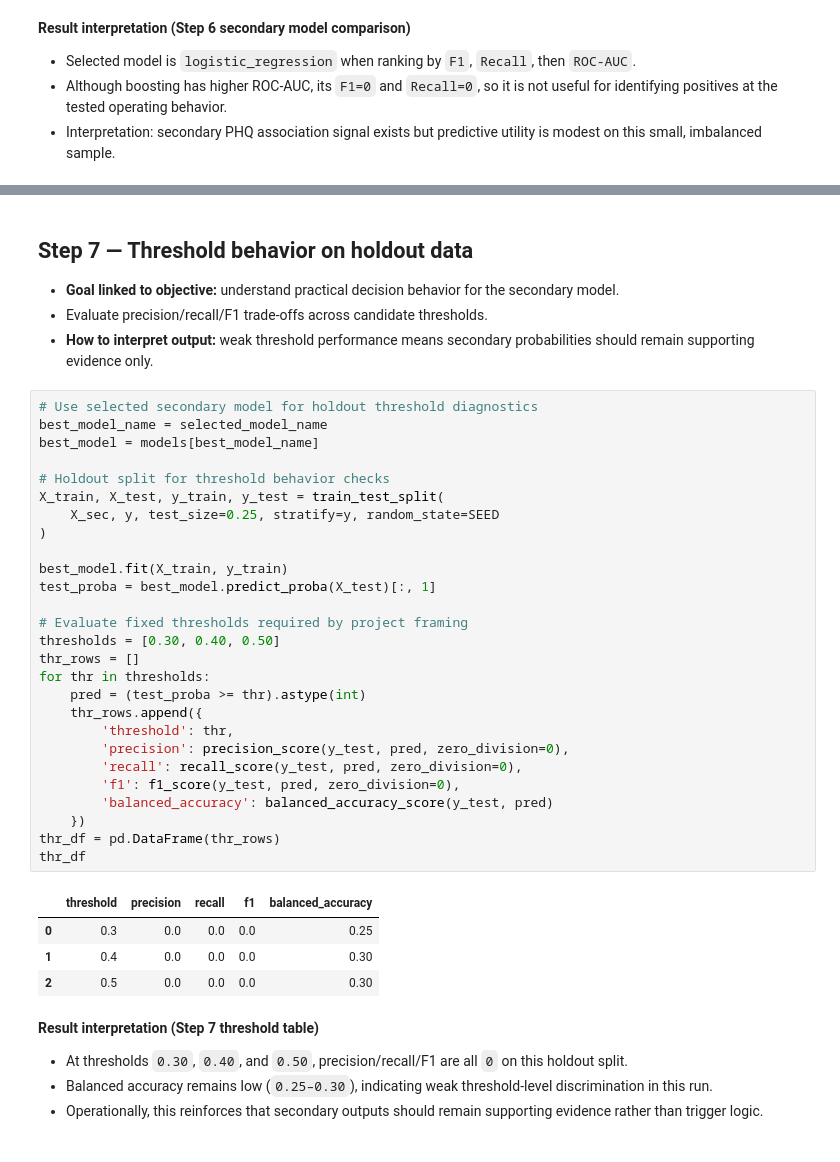
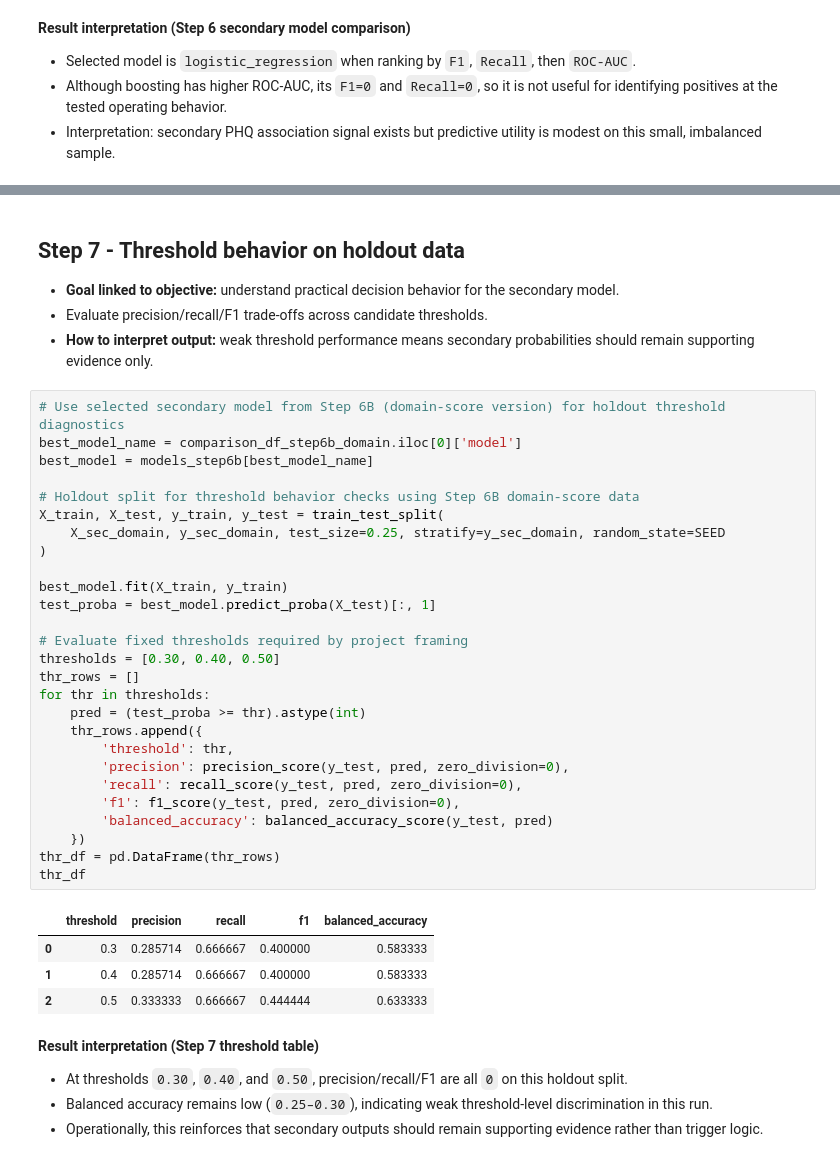
Before and after one commit to beckhamtoh/DSA4262-Addictive-and-Depressive-Phone-Usage, a Jupyter notebook: notebooks/behavioural_risk_phq9_validation.ipynb, the cells around one changed output, grey strips where cells are left out. Drawn from its saved outputs; the diff is of its cells as text.

```diff
--- a/notebooks/behavioural_risk_phq9_validation.ipynb
+++ b/notebooks/behavioural_risk_phq9_validation.ipynb
@@ -563,40 +697,40 @@ Selected validation model (ranked by F1, Recall, ROC-AUC): logistic_regression
 # %% [markdown]
-## Step 7 — Threshold behavior on holdout data
+## Step 7 - Threshold behavior on holdout data
 - **Goal linked to objective:** understand practical decision behavior for the secondary model.
 - Evaluate precision/recall/F1 trade-offs across candidate thresholds.
 - **How to interpret output:** weak threshold performance means secondary probabilities should remain supporting evidence only.
 # %%
-# Use selected secondary model for holdout threshold diagnostics
-best_model_name = selected_model_name
-best_model = models[best_model_name]
+# Use selected secondary model from Step 6B (domain-score version) for holdout threshold diagnostics
+best_model_name = comparison_df_step6b_domain.iloc[0]['model']
+best_model = models_step6b[best_model_name]
 
-# Holdout split for threshold behavior checks
+# Holdout split for threshold behavior checks using Step 6B domain-score data
 X_train, X_test, y_train, y_test = train_test_split(
-    X_sec, y, test_size=0.25, stratify=y, random_state=SEED
+    X_sec_domain, y_sec_domain, test_size=0.25, stratify=y_sec_domain, random_state=SEED
 )
 
 best_model.fit(X_train, y_train)
 test_proba = best_model.predict_proba(X_test)[:, 1]
 
 # Evaluate fixed thresholds required by project framing
 thresholds = [0.30, 0.40, 0.50]
 thr_rows = []
 for thr in thresholds:
     pred = (test_proba >= thr).astype(int)
     thr_rows.append({
         'threshold': thr,
         'precision': precision_score(y_test, pred, zero_division=0),
         'recall': recall_score(y_test, pred, zero_division=0),
         'f1': f1_score(y_test, pred, zero_division=0),
         'balanced_accuracy': balanced_accuracy_score(y_test, pred)
     })
 thr_df = pd.DataFrame(thr_rows)
 thr_df
 # %% [output]
 |  | threshold | precision | recall | f1 | balanced_accuracy |
-| 0 | 0.3 | 0.0 | 0.0 | 0.0 | 0.25 |
-| 1 | 0.4 | 0.0 | 0.0 | 0.0 | 0.30 |
-| 2 | 0.5 | 0.0 | 0.0 | 0.0 | 0.30 |
+| 0 | 0.3 | 0.285714 | 0.666667 | 0.400000 | 0.583333 |
+| 1 | 0.4 | 0.285714 | 0.666667 | 0.400000 | 0.583333 |
+| 2 | 0.5 | 0.333333 | 0.666667 | 0.444444 | 0.633333 |
 # %% [markdown]
 **Result interpretation (Step 7 threshold table)**
 - At thresholds `0.30`, `0.40`, and `0.50`, precision/recall/F1 are all `0` on this holdout split.
```
Also changed, not shown: parts of 11 cells of this notebook.
